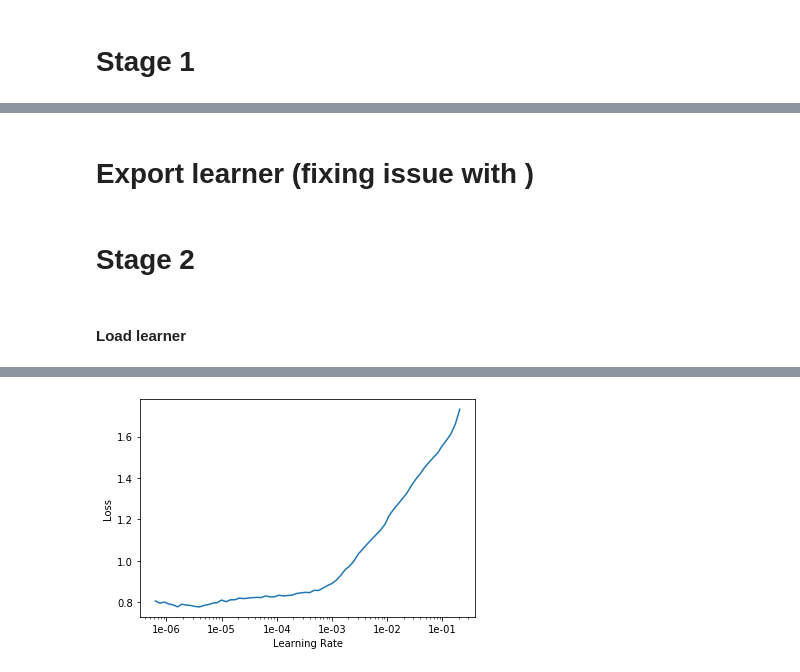
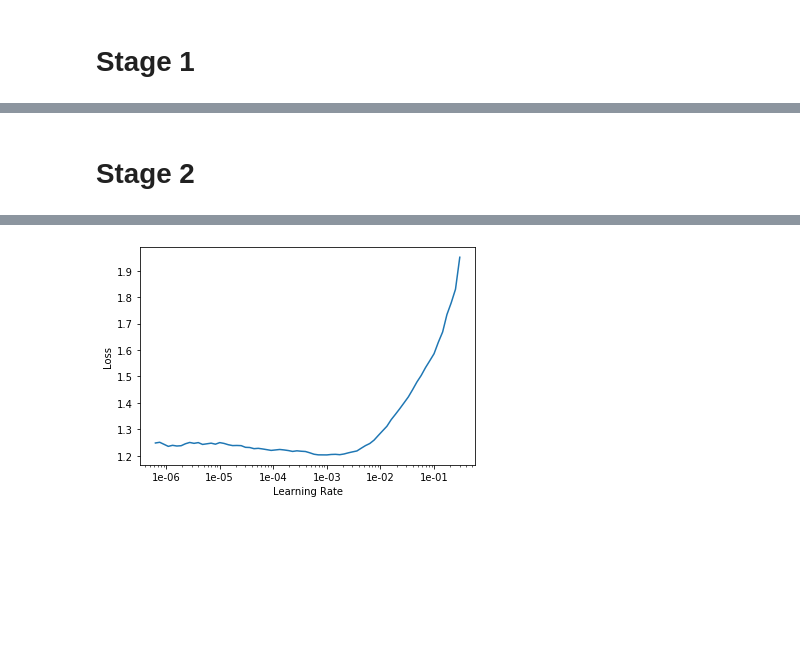
Before and after one commit to Appsilon/gabon_wildlife_training, a Jupyter notebook: training/training_04_rescaled_stage1.ipynb, the cells around one changed output, grey strips where cells are left out. Saved outputs shown, nothing was run; the diff lists cells and outputs as text; code cells hidden in the pictures; blank space fills up the shorter version.

Commit message:
all rescaled images training and first on 1.5x rescaled

```diff
--- a/training/training_04_rescaled_stage1.ipynb
+++ b/training/training_04_rescaled_stage1.ipynb
@@ -102,10 +101,8 @@ Wall time: 7min 50s
 # %%
-initial_lr = 1e-2 / 2
+initial_lr = 1e-3
 # %%
 %%time
-learn = get_initial_learner(data)
-
-with neptune.create_experiment(params = {"initial_lr": initial_lr}):
-    learn.callbacks.append(NeptuneMonitor())
-    run_training(learn, "stage1-1epochs-96_128-rescaled", lr=initial_lr, n_epochs=2)
+# with neptune.create_experiment(params = {"initial_lr": initial_lr}):
+#     learn.callbacks.append(NeptuneMonitor())
+run_training(learn, "stage1-1epochs-96_128-rescaled", lr=initial_lr, n_epochs=1)
 # %% [output]
@@ -117,2 +115,0 @@ INFO:root:running training stage1-1epochs-96_128-rescaled
-# %% [markdown]
-# Export learner (fixing issue with )
@@ -119,7 +119,2 @@ INFO:root:running training stage1-1epochs-96_128-rescaled
 # %% [markdown]
 # Stage 2
-# %% [markdown]
-#### Load learner
-# %%
-learn = get_initial_learner(data)
-learn = learn.load(PATH_TO_MODELS / "stage1-1epochs-96_128-01_full_data")
@@ -128,6 +121,6 @@ learn.unfreeze()
 # %%
-# %%time
-# run_find_lr(learn, "stage2-5epochs-96_128-01_full_data")
+learn.unfreeze()
+run_find_lr(learn, "stage2-3epochs-96_128-rescaled")
 # %% [output]
 [interactive output not drawn]
 LR Finder is complete, type {learner_name}.recorder.plot() to see the graph.
@@ -136 +127 @@ Wall time: 8min 17s
-[figure, old version]
+[figure, new version]
```
Also changed, not shown: parts of 16 cells of this notebook, 40 other files.
